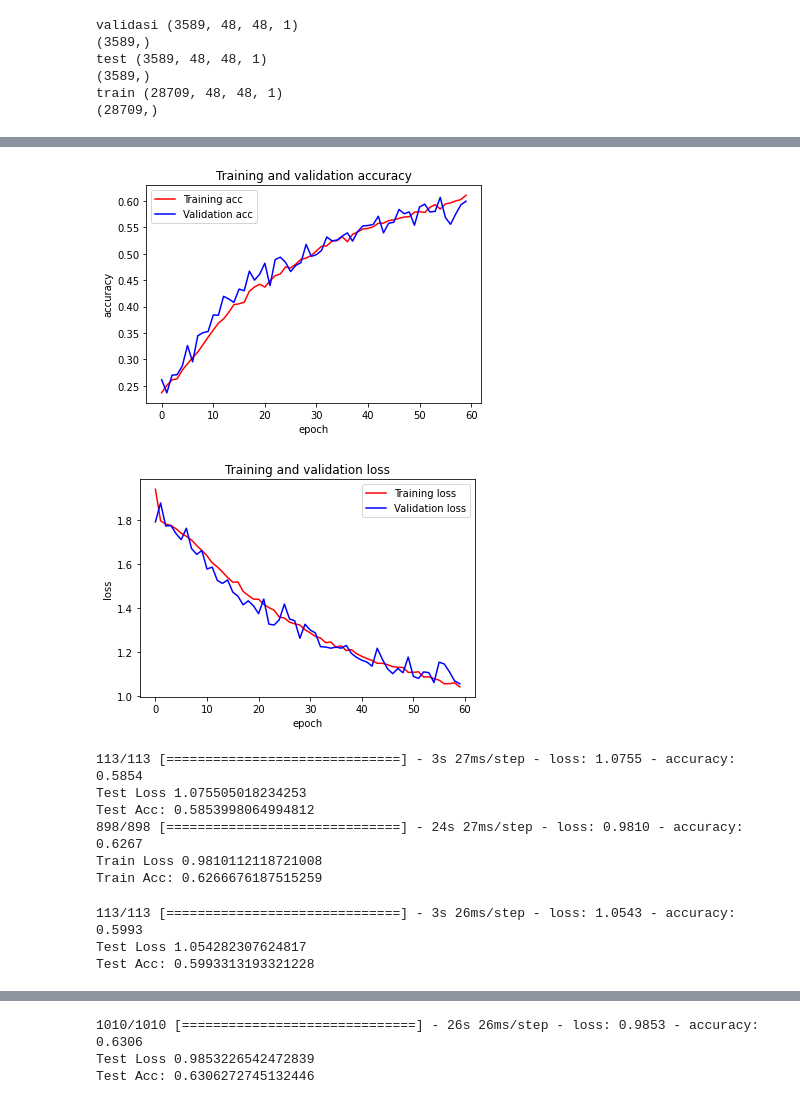
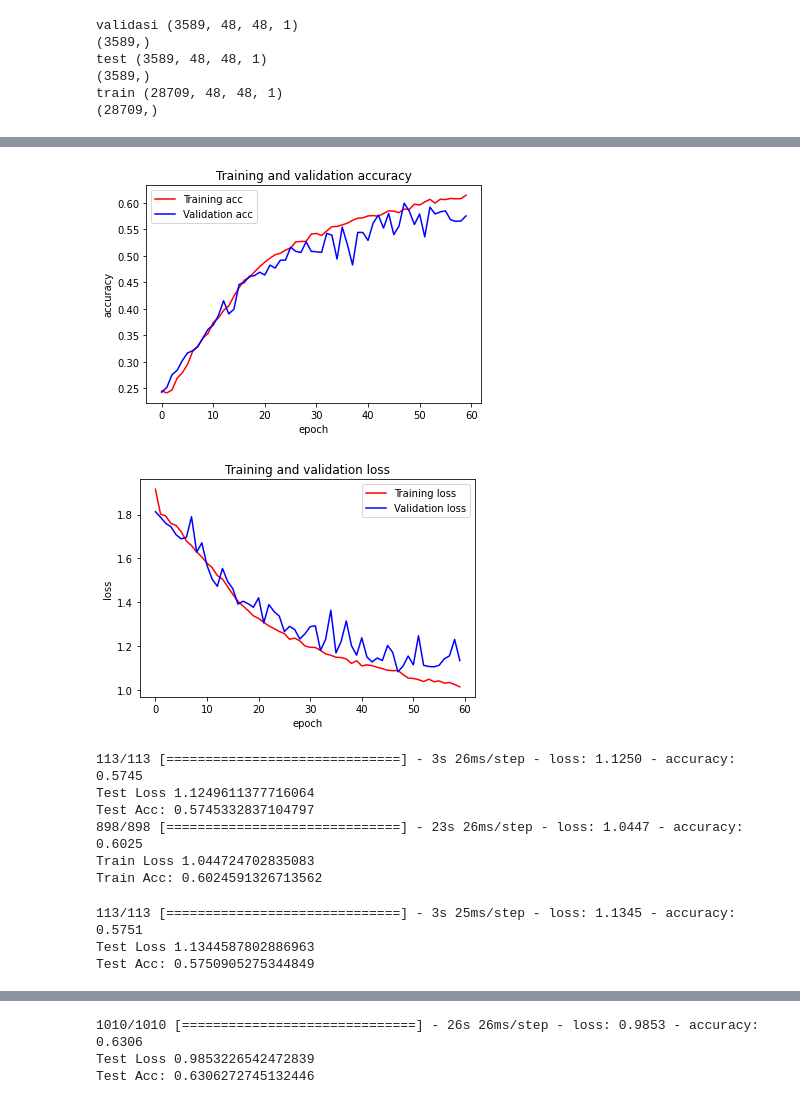
Before and after one commit to senapahlevi/FER2013_Resnet50_WeightNone, a Jupyter notebook: fix/FER2013_Resnet50_weightnone_fixTrainTestVal.ipynb, the cells around one changed output, grey strips where cells are left out. Cells and saved outputs as stored; diff of their text form; code cells hidden in the pictures.

Commit message:
SGD_LR=0.009_BS:64_epochs60_resnet50edit_Aug:rr,sr,ws,hs,zr,hf

```diff
--- a/fix/FER2013_Resnet50_weightnone_fixTrainTestVal.ipynb
+++ b/fix/FER2013_Resnet50_weightnone_fixTrainTestVal.ipynb
@@ -399,7 +418,7 @@ num_classes = 7
 
 from keras.optimizers import Adam, SGD
 model = ResNet50(input_shape = (48, 48, 1), classes = 7)
-optimizer = SGD(learning_rate=0.01)
+optimizer = SGD(learning_rate=0.009)
 model.compile(optimizer= optimizer, loss='sparse_categorical_crossentropy', metrics=['accuracy'])
 # %%
 #kita mau save model callbacks
@@ -473,31 +492,31 @@ Epoch 60/60
 # %%
 import matplotlib.pyplot as plt
 
-model.save('/content/drive/MyDrive/FER2013KaggleOri/fer2013/Resnet50Scracth/scratchcheckpoint/Fix_Model_resnet50AUGScracthSGD1.h5')
+model.save('/content/drive/MyDrive/FER2013KaggleOri/fer2013/Resnet50Scracth/scratchcheckpoint/Fix_Model_resnet50AUGScracthSGD2.h5')
 
 #gffhgffkjkjdskjjkjkjkjhjhnnn
 accuracy = history.history['accuracy']
 val_accuracy = history.history['val_accuracy']
 loss = history.history['loss']
 val_loss = history.history['val_loss']
 num_epochs = range(len(accuracy))
 plt.plot(num_epochs, accuracy, 'r', label='Training acc')
 plt.plot(num_epochs, val_accuracy, 'b', label='Validation acc')
 plt.title('Training and validation accuracy')
 plt.ylabel('accuracy')
 plt.xlabel('epoch')
 plt.legend()
 plt.figure()
 plt.plot(num_epochs, loss, 'r', label='Training loss')
 plt.plot(num_epochs, val_loss, 'b', label='Validation loss')
 plt.title('Training and validation loss')
 plt.ylabel('loss')
 plt.xlabel('epoch')
 plt.legend()
 plt.show()
 # %% [output]
-[figure, old version]
+[figure, new version]
-[figure, old version]
+[figure, new version]
 # %%
 testloss = model.evaluate(xtest, ytest)
 print("Test Loss " + str(testloss[0]))
@@ -506,19 +525,19 @@ trainloss = model.evaluate(xtrain, ytrain)
 print("Train Loss " + str(trainloss[0]))
 print("Train Acc: " + str(trainloss[1]))
 # %% [output]
-113/113 [==============================] - 3s 27ms/step - loss: 1.0755 - accuracy: 0.5854
-Test Loss 1.075505018234253
-Test Acc: 0.5853998064994812
-898/898 [==============================] - 24s 27ms/step - loss: 0.9810 - accuracy: 0.6267
-Train Loss 0.9810112118721008
-Train Acc: 0.6266676187515259
+113/113 [==============================] - 3s 26ms/step - loss: 1.1250 - accuracy: 0.5745
+Test Loss 1.1249611377716064
+Test Acc: 0.5745332837104797
+898/898 [==============================] - 23s 26ms/step - loss: 1.0447 - accuracy: 0.6025
+Train Loss 1.044724702835083
+Train Acc: 0.6024591326713562
 # %%
 testlosz = model.evaluate(x_val, y_val)
 print("Test Loss " + str(testlosz[0]))
 print("Test Acc: " + str(testlosz[1]))
 # %% [output]
-113/113 [==============================] - 3s 26ms/step - loss: 1.0543 - accuracy: 0.5993
-Test Loss 1.054282307624817
-Test Acc: 0.5993313193321228
+113/113 [==============================] - 3s 25ms/step - loss: 1.1345 - accuracy: 0.5751
+Test Loss 1.1344587802886963
+Test Acc: 0.5750905275344849
 # %%
 from keras.models import load_model
```
Also changed, not shown: parts of 5 cells of this notebook.
